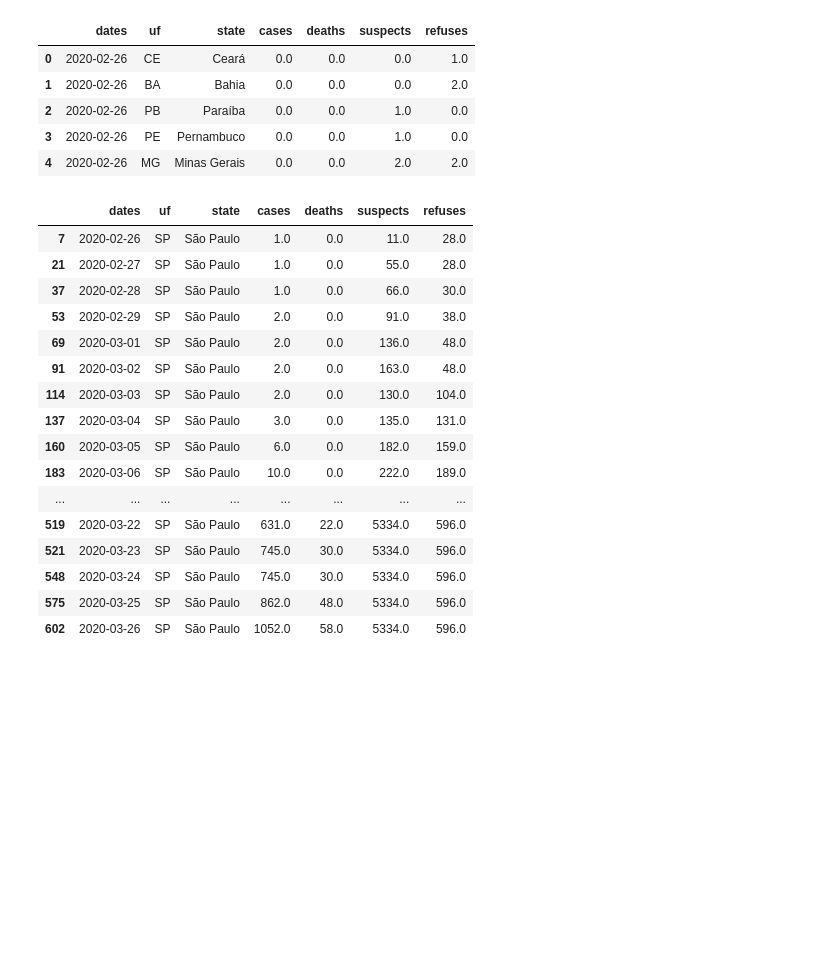
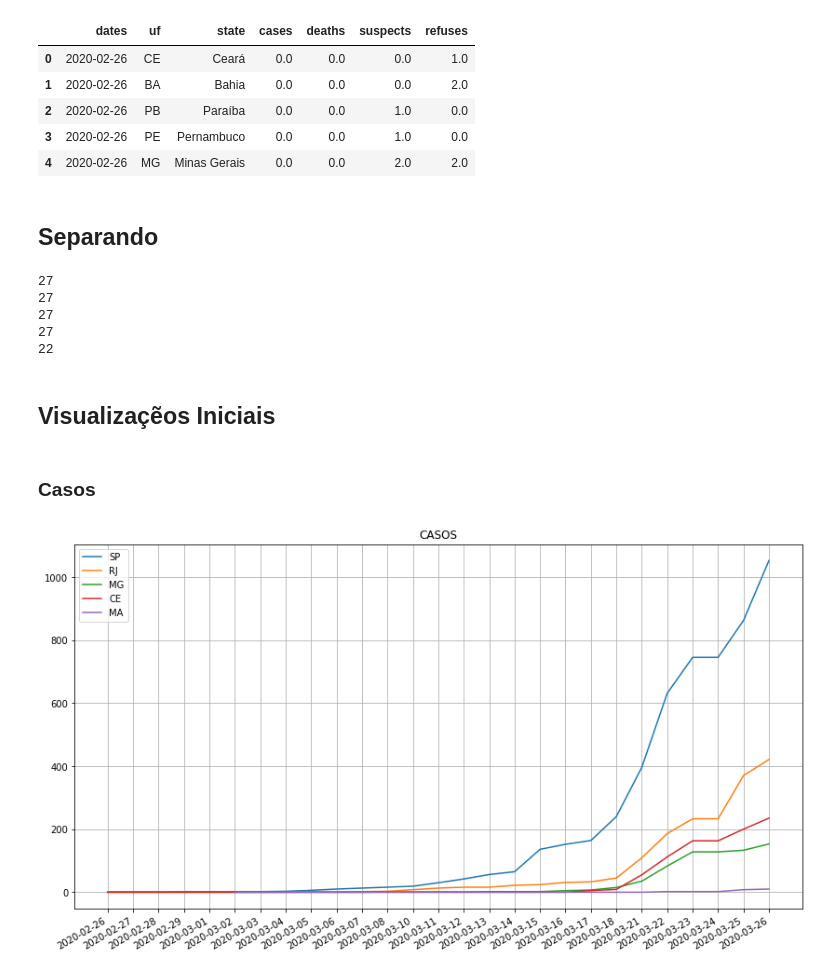
Before and after one commit to davicn/covid19_predict, a Jupyter notebook: notebooks/primeiras_estimativas.ipynb, the cells around one changed output. Drawn from its saved outputs; the diff is of its cells as text; code cells hidden in the pictures; blank space fills up the shorter version.

```diff
--- a/notebooks/primeiras_estimativas.ipynb
+++ b/notebooks/primeiras_estimativas.ipynb
@@ -17,24 +17,49 @@ data.head()
 | 2 | 2020-02-26 | PB | Paraíba | 0.0 | 0.0 | 1.0 | 0.0 |
 | 3 | 2020-02-26 | PE | Pernambuco | 0.0 | 0.0 | 1.0 | 0.0 |
 | 4 | 2020-02-26 | MG | Minas Gerais | 0.0 | 0.0 | 2.0 | 2.0 |
-# %%
-sp = data[data['uf']=='SP']
-sp
-# %% [output]
-|  | dates | uf | state | cases | deaths | suspects | refuses |
-| 7 | 2020-02-26 | SP | São Paulo | 1.0 | 0.0 | 11.0 | 28.0 |
-| 21 | 2020-02-27 | SP | São Paulo | 1.0 | 0.0 | 55.0 | 28.0 |
-| 37 | 2020-02-28 | SP | São Paulo | 1.0 | 0.0 | 66.0 | 30.0 |
-| 53 | 2020-02-29 | SP | São Paulo | 2.0 | 0.0 | 91.0 | 38.0 |
-| 69 | 2020-03-01 | SP | São Paulo | 2.0 | 0.0 | 136.0 | 48.0 |
-| 91 | 2020-03-02 | SP | São Paulo | 2.0 | 0.0 | 163.0 | 48.0 |
-| 114 | 2020-03-03 | SP | São Paulo | 2.0 | 0.0 | 130.0 | 104.0 |
-| 137 | 2020-03-04 | SP | São Paulo | 3.0 | 0.0 | 135.0 | 131.0 |
-| 160 | 2020-03-05 | SP | São Paulo | 6.0 | 0.0 | 182.0 | 159.0 |
-| 183 | 2020-03-06 | SP | São Paulo | 10.0 | 0.0 | 222.0 | 189.0 |
-| ... | ... | ... | ... | ... | ... | ... | ... |
-| 519 | 2020-03-22 | SP | São Paulo | 631.0 | 22.0 | 5334.0 | 596.0 |
-| 521 | 2020-03-23 | SP | São Paulo | 745.0 | 30.0 | 5334.0 | 596.0 |
-| 548 | 2020-03-24 | SP | São Paulo | 745.0 | 30.0 | 5334.0 | 596.0 |
-| 575 | 2020-03-25 | SP | São Paulo | 862.0 | 48.0 | 5334.0 | 596.0 |
-| 602 | 2020-03-26 | SP | São Paulo | 1052.0 | 58.0 | 5334.0 | 596.0 |
+# %% [markdown]
+## Separando
+# %%
+sp = data[data['uf']=='SP']
+sp.index = np.arange(len(sp))
+
+ce = data[data['uf']=='CE']
+ce.index = np.arange(len(ce))
+
+ma = data[data['uf']=='MA']
+ma.index = np.arange(len(ma))
+
+rj = data[data['uf']=='RJ']
+rj.index = np.arange(len(rj))
+
+mg = data[data['uf']=='MG']
+mg.index = np.arange(len(mg))
+
+rn = data[data['uf']=='RN']
+rn.index = np.arange(len(rn))
+
+
+d = [sp,rj,mg,ce,ma]
+uf = ['SP','RJ','MG','CE','MA']
+for i in d:print(len(i))
+# %% [output]
+27
+27
+27
+27
+22
+# %% [markdown]
+## Visualizaçẽos Iniciais
+# %% [markdown]
+### Casos
+# %%
+fig = plt.figure(figsize=(14,8))
+
+for (i,j) in zip(d,uf):
+    plt.plot('dates', 'cases', data=i,label=j)
+plt.grid()
+plt.title('CASOS')
+plt.legend()
+fig.autofmt_xdate()
+# %% [output]
+[figure, added]
```
Also changed, not shown: parts of 14 cells of this notebook, 1 other file.
